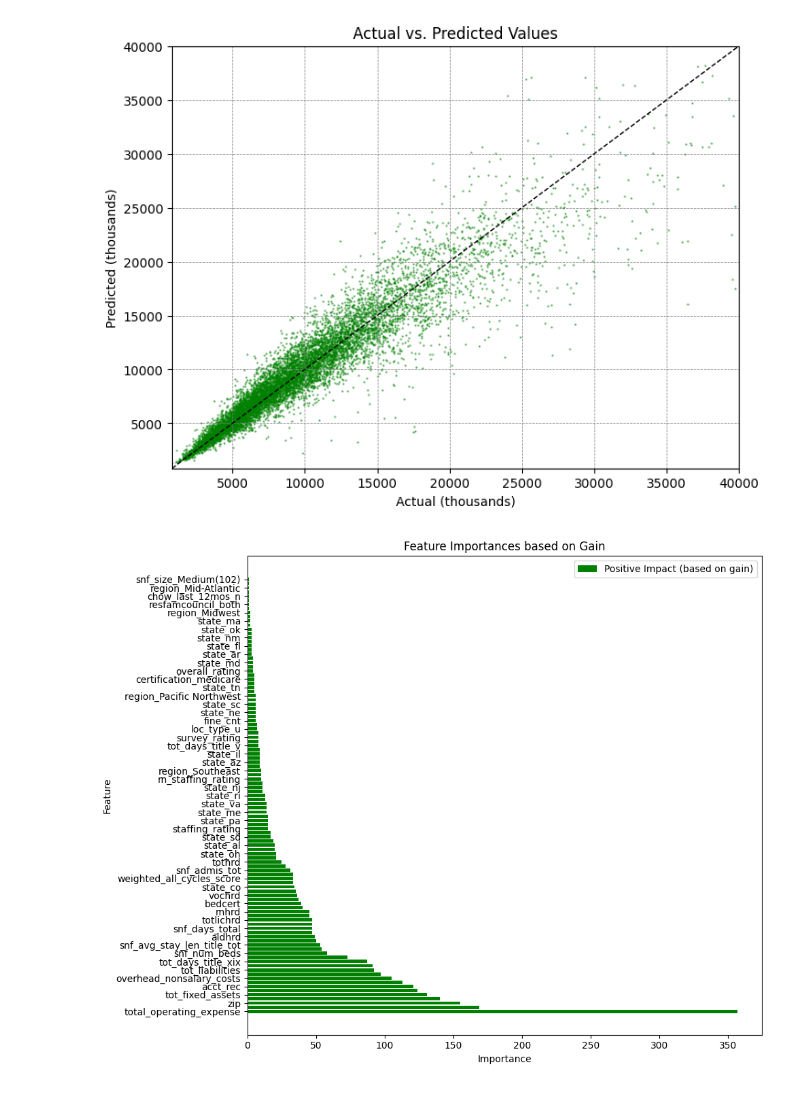
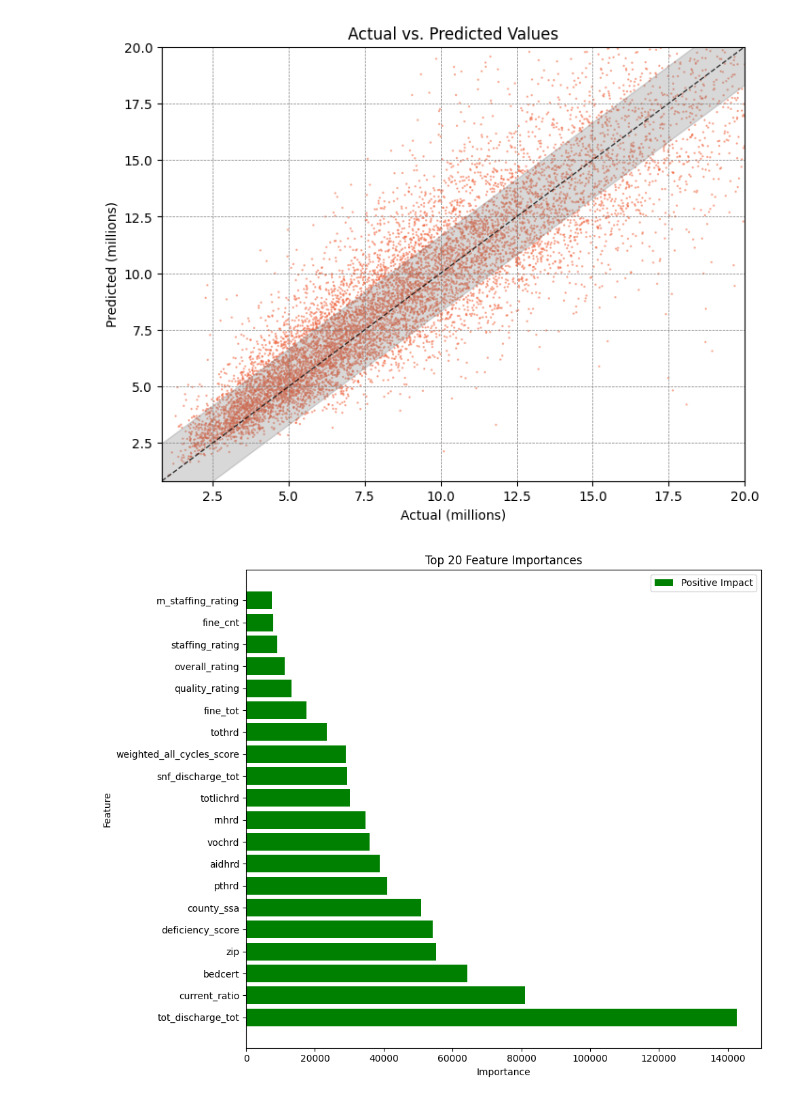
Before and after one commit to joshua-orndorff/Data-4999, a Jupyter notebook: gradient-boost-analysis.ipynb, the cells around one changed output. Cells and saved outputs as stored; diff of their text form; code cells hidden in the pictures.

```diff
--- a/gradient-boost-analysis.ipynb
+++ b/gradient-boost-analysis.ipynb
@@ -94,22 +90,21 @@ X = df_encoded.iloc[:, 2:]
 X_train, X_test, y_train, y_test = train_test_split(X, y, test_size=0.2, random_state=42)
 # %%
 import xgboost as xgb
-from sklearn.model_selection import cross_val_score
 
 # Define XGBoost regressor and set hyperparameters
 xgb_model = xgb.XGBRegressor(
-    n_estimators=1000,
-    learning_rate=0.085,
-    max_depth=3,
+    n_estimators=3000,      # Iterations of the model
+    learning_rate=0.005,    # Speed at which the learners optimize
+    max_depth=9,            # Depth of the weak learners
     min_child_weight=1,
     subsample=0.85,
     colsample_bytree=0.95,
     random_state=42,
     eval_metric='rmse',
-    objective='reg:tweedie',
-    gamma=0.15,              # Regularization parameter
-    reg_alpha=0.19,           # L1 regularization
-    reg_lambda=0.09          # L2 regularization
+    objective='reg:squarederror',
+    gamma=0.15,              # Increasing this value will make model more conservative
+    reg_alpha=0.19,           # Increasing this value will make model more conservative
+    reg_lambda=0.09          # Increasing this value will make model more conservative
 )
 
 # Train the model with progress printout and early stopping
@@ -187,54 +172,74 @@ R² Score (Coefficient of Determination): 0.85790
 # %%
 import matplotlib.pyplot as plt
+import numpy as np
 
-# Convert values to thousands
-y_test_thousands = y_test / 1000
-y_pred_thousands = y_pred / 1000
+# Convert values to millions
+y_test_millions = y_test / 1000000
+y_pred_millions = y_pred / 1000000
+median_absolute_error_millions = mae / 1000000
+
+# Calculate residuals
+residuals = y_pred_millions - y_test_millions
+
+# Define colors based on residuals
+norm = plt.Normalize(residuals.min(), 400)
+colors = plt.cm.RdYlGn(norm(np.abs(residuals)))
 
 plt.figure(figsize=(8, 6))
-plt.scatter(y_test_thousands, y_pred_thousands, color='green', alpha=0.5, s=0.5)
-plt.plot([y_test_thousands.min(), y_test_thousands.max()], [y_test_thousands.min(), y_test_thousands.max()], 'k--', lw=1)  # Plot the diagonal line
-plt.xlabel('Actual (thousands)')
-plt.ylabel('Predicted (thousands)')
+plt.scatter(y_test_millions, y_pred_millions, c=colors, alpha=0.5, s=0.5)
+plt.plot([y_test_millions.min(), y_test_millions.max()], [y_test_millions.min(), y_test_millions.max()], 'k--', lw=1, alpha=0.75)  # Plot the diagonal line
+plt.xlabel('Actual (millions)')
+plt.ylabel('Predicted (millions)')
 plt.title('Actual vs. Predicted Values')
 
 # Set axis limits to show the actual values
-plt.xlim(left=y_test_thousands.min(), right=40000)
-plt.ylim(bottom=y_test_thousands.min(), top=40000)
+plt.xlim(left=y_test_millions.min(), right=20)
+plt.ylim(bottom=y_test_millions.min(), top=20)
 
 # Add light gridlines
 plt.grid(color='gray', linestyle='--', linewidth=0.5)
 
+# Add shaded lines for Median Absolute error
+actual_min = y_test_millions.min()
+actual_max = 20
+cone_x = np.linspace(actual_min, actual_max, 100)
+cone_y_upper = cone_x + median_absolute_error_millions
+cone_y_lower = cone_x - median_absolute_error_millions
+plt.fill_between(cone_x, cone_y_lower, cone_y_upper, color='grey', alpha=0.3)
+
 plt.show()
 # %% [output]
-[figure, old version]
+[figure, new version]
 # %%
+import matplotlib.pyplot as plt
+
 # Get feature importances based on gain
 feature_importances_gain = xgb_model.get_booster().get_score()
 
 # Sort the dictionary by importances in descending order
 sorted_feature_importance_gain = sorted(feature_importances_gain.items(), key=lambda x: x[1], reverse=True)
 
 # Separate positive and negative importances (since gain is inherently positive)
 positive_importances_gain = dict(sorted_feature_importance_gain)
 
 # Extract feature names and importances
 positive_features_gain, positive_importances_gain = zip(*positive_importances_gain.items())
 
-# Plot positive importances based on gain
+# Select only the top 20 features
+top_features_gain = positive_features_gain[:20]
+top_importances_gain = positive_importances_gain[:20]
+
+# Plot positive importances based on gain for top 20 features
 plt.figure(figsize=(10, 8))
-plt.barh(positive_features_gain, positive_importances_gain, color='green', label='Positive Impact (based on gain)')
+plt.barh(top_features_gain, top_importances_gain, color='green', label='Positive Impact')
 
 plt.xlabel('Importance')
 plt.ylabel('Feature')
-plt.title('Feature Importances based on Gain')
+plt.title('Top 20 Feature Importances')
 plt.legend()
-
-# Increase spacing between y-axis ticks by skipping every other tick
-plt.yticks(range(0, len(positive_features_gain), 2), positive_features_gain[::2])  # Skip every other tick
 
 plt.tight_layout()  # Adjust layout to prevent overlap
 plt.show()
 # %% [output]
-[figure, old version]
+[figure, new version]
 # %%
```
Also changed, not shown: parts of 5 cells of this notebook.
